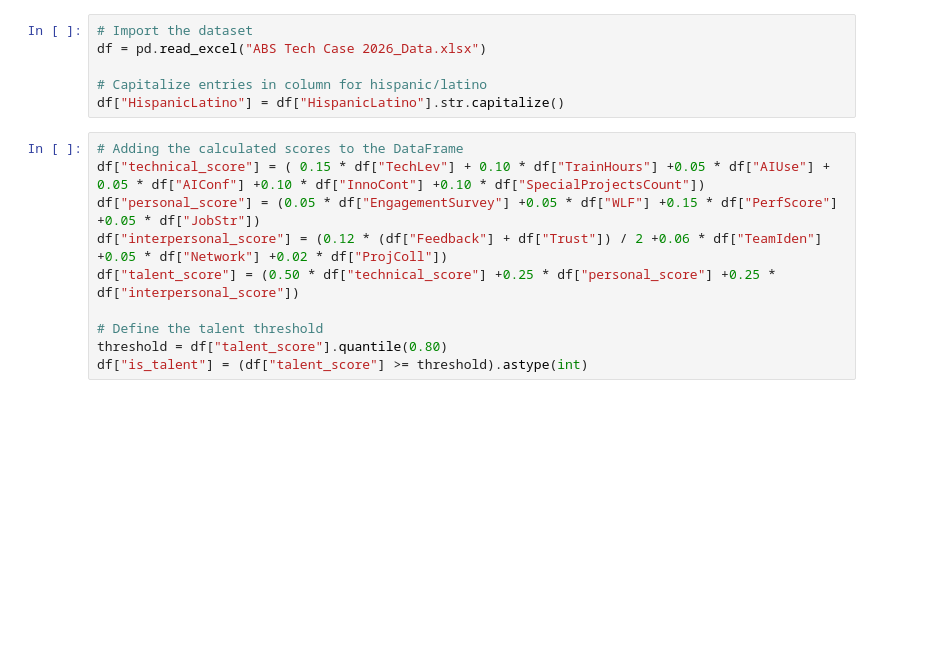
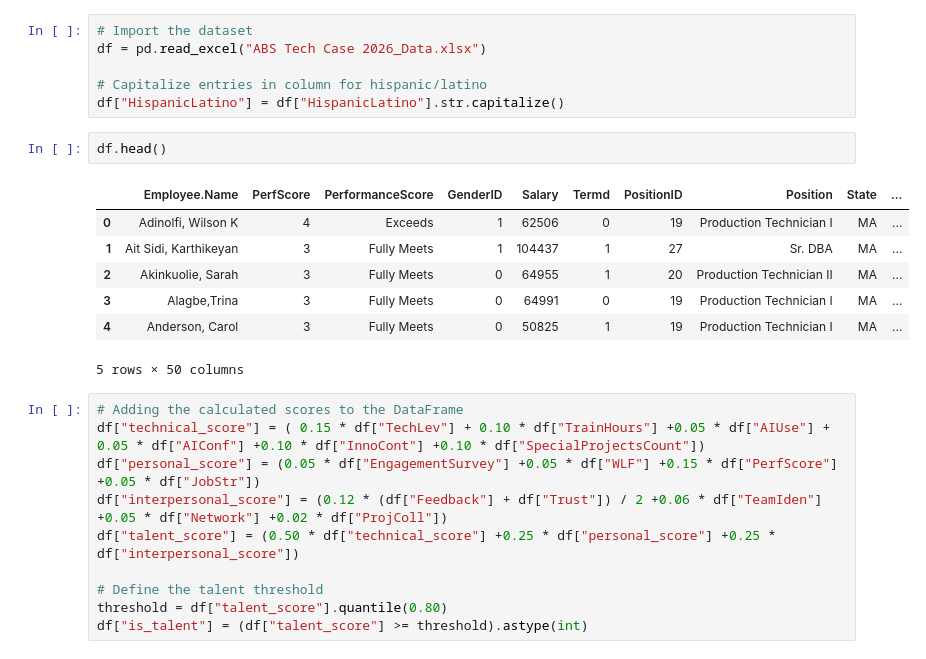
Before and after one commit to DovydasVe/HR_analytics_protecting_talent, a Jupyter notebook: Data exploration.ipynb, the cells around one changed output. Cells and saved outputs as stored; diff of their text form; blank space fills up the shorter version.

```diff
--- a/Data exploration.ipynb
+++ b/Data exploration.ipynb
@@ -8,6 +8,16 @@ df = pd.read_excel("ABS Tech Case 2026_Data.xlsx")
 
 # Capitalize entries in column for hispanic/latino
 df["HispanicLatino"] = df["HispanicLatino"].str.capitalize()
+# %%
+df.head()
+# %% [output]
+|  | Employee.Name | PerfScore | PerformanceScore | GenderID | Salary | Termd | PositionID | Position | State | ... |
+| 0 | Adinolfi, Wilson K | 4 | Exceeds | 1 | 62506 | 0 | 19 | Production Technician I | MA | ... |
+| 1 | Ait Sidi, Karthikeyan | 3 | Fully Meets | 1 | 104437 | 1 | 27 | Sr. DBA | MA | ... |
+| 2 | Akinkuolie, Sarah | 3 | Fully Meets | 0 | 64955 | 1 | 20 | Production Technician II | MA | ... |
+| 3 | Alagbe,Trina | 3 | Fully Meets | 0 | 64991 | 0 | 19 | Production Technician I | MA | ... |
+| 4 | Anderson, Carol | 3 | Fully Meets | 0 | 50825 | 1 | 19 | Production Technician I | MA | ... |
+5 rows × 50 columns
 # %%
 # Adding the calculated scores to the DataFrame
 df["technical_score"] = ( 0.15 * df["TechLev"] + 0.10 * df["TrainHours"] +0.05 * df["AIUse"] + 0.05 * df["AIConf"] +0.10 * df["InnoCont"] +0.10 * df["SpecialProjectsCount"])
```
Also changed, not shown: parts of 1 cell of this notebook, 1 other file.
